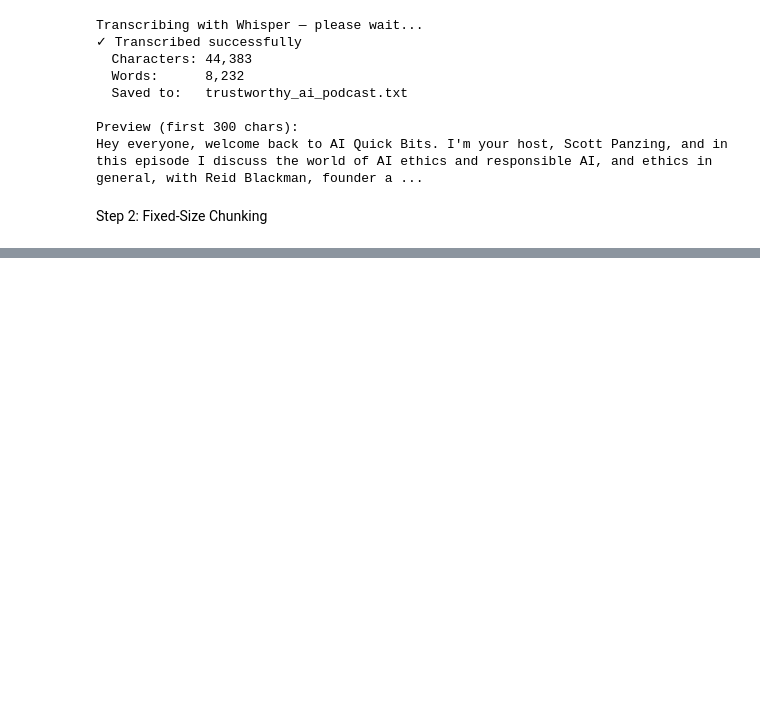
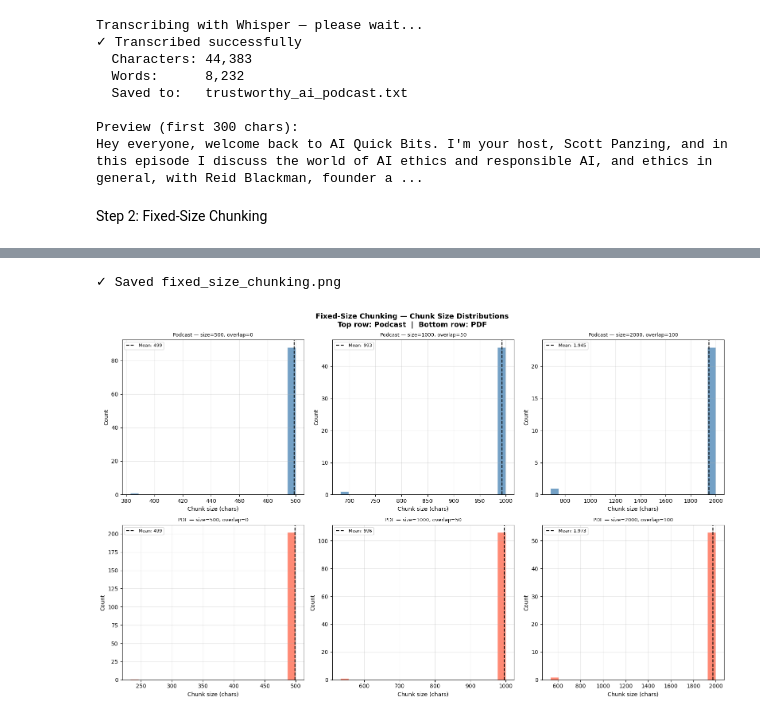
Before and after one commit to dbystrova26/Ironhack_Day10, a Jupyter notebook: chunking_strategies.ipynb, the cells around one changed output, grey strips where cells are left out. Cells and saved outputs as stored; diff of their text form; code cells hidden in the pictures; blank space fills up the shorter version.

```diff
--- a/chunking_strategies.ipynb
+++ b/chunking_strategies.ipynb
@@ -196,0 +347,11 @@ Step 2: Implement Fixed-Size Chunking
+# %%
+# ── Experiment 3 — size=2000, overlap=100 ────────────────────────
+print("\n" + "=" * 55)
+print("EXPERIMENT 3 — chunk_size=2000, overlap=100")
+print("=" * 55)
+
+podcast_2000_100 = fixed_size_chunk(podcast_text, 2000, 100)
+pdf_2000_100     = fixed_size_chunk(pdf_text,     2000, 100)
+
+sizes_pod_2000 = analyse_chunks(podcast_2000_100, "PODCAST — size=2000, overlap=100")
+sizes_pdf_2000 = analyse_chunks(pdf_2000_100,     "PDF     — size=2000, overlap=100")
@@ -196,0 +415,36 @@ Step 2: Implement Fixed-Size Chunking
+# %%
+# ── Visualization ─────────────────────────────────────────────────
+fig, axes = plt.subplots(2, 3, figsize=(16, 10))
+fig.suptitle('Fixed-Size Chunking — Chunk Size Distributions\n'
+             'Top row: Podcast  |  Bottom row: PDF',
+             fontsize=13, fontweight='bold')
+
+plot_configs = [
+    (0, 0, podcast_500_0,    "Podcast — size=500, overlap=0",    "steelblue"),
+    (0, 1, podcast_1000_50,  "Podcast — size=1000, overlap=50",  "steelblue"),
+    (0, 2, podcast_2000_100, "Podcast — size=2000, overlap=100", "steelblue"),
+    (1, 0, pdf_500_0,        "PDF — size=500, overlap=0",        "tomato"),
+    (1, 1, pdf_1000_50,      "PDF — size=1000, overlap=50",      "tomato"),
+    (1, 2, pdf_2000_100,     "PDF — size=2000, overlap=100",     "tomato"),
+]
+
+for row, col, chunks, title, color in plot_configs:
+    sizes = [len(c) for c in chunks]
+    axes[row, col].hist(sizes, bins=20, color=color,
+                        alpha=0.75, edgecolor='white')
+    axes[row, col].axvline(np.mean(sizes), color='black',
+                           linestyle='--', linewidth=1.5,
+                           label=f'Mean: {np.mean(sizes):,.0f}')
+    axes[row, col].set_title(title, fontsize=9)
+    axes[row, col].set_xlabel('Chunk size (chars)')
+    axes[row, col].set_ylabel('Count')
+    axes[row, col].legend(fontsize=8)
+    axes[row, col].grid(True, alpha=0.3)
+
+plt.tight_layout()
+plt.savefig('fixed_size_chunking.png', dpi=150, bbox_inches='tight')
+print("✓ Saved fixed_size_chunking.png")
+plt.show()
+# %% [output]
+✓ Saved fixed_size_chunking.png
+[figure, added]
```
Also changed, not shown: parts of 28 cells of this notebook, 3 other files.
